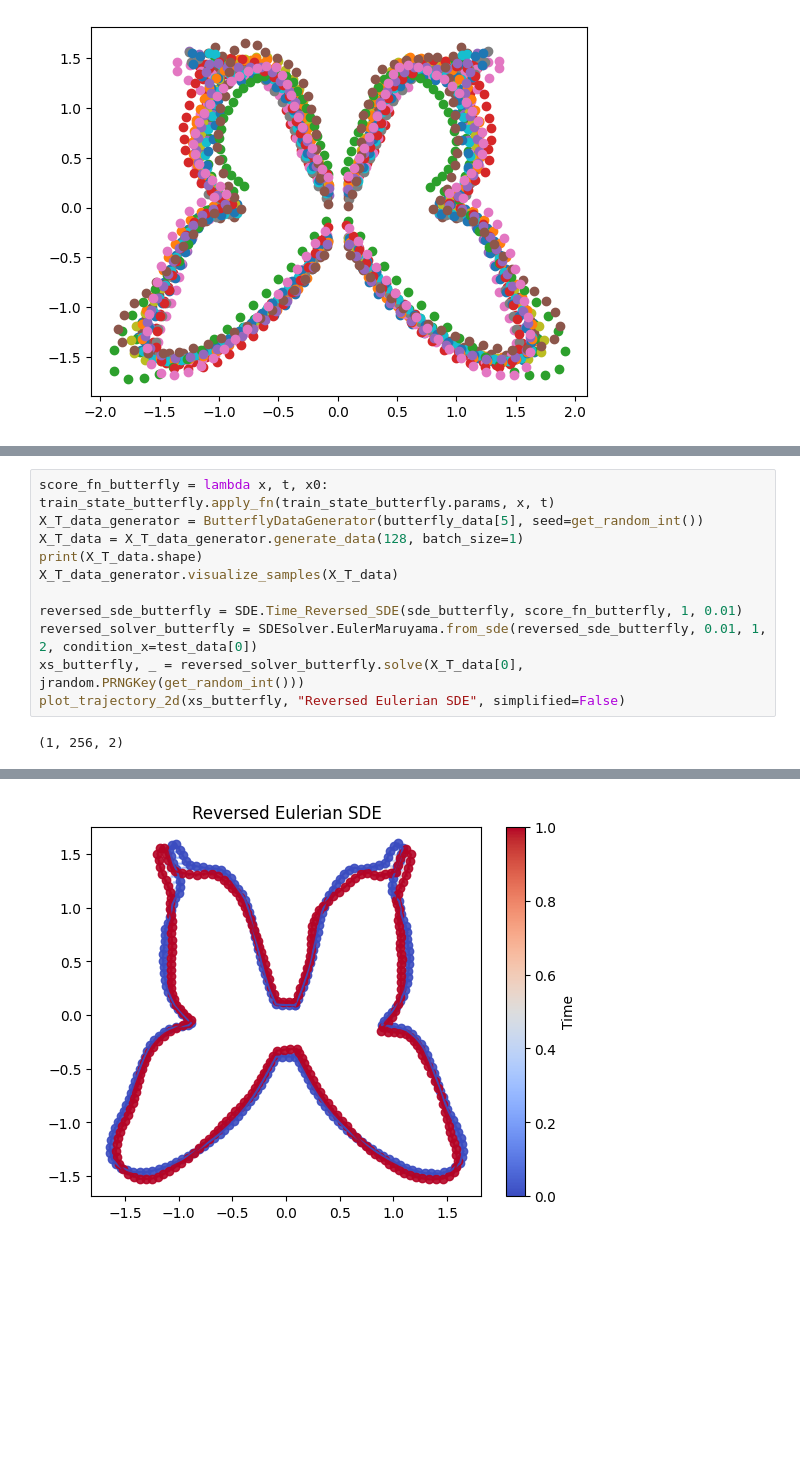
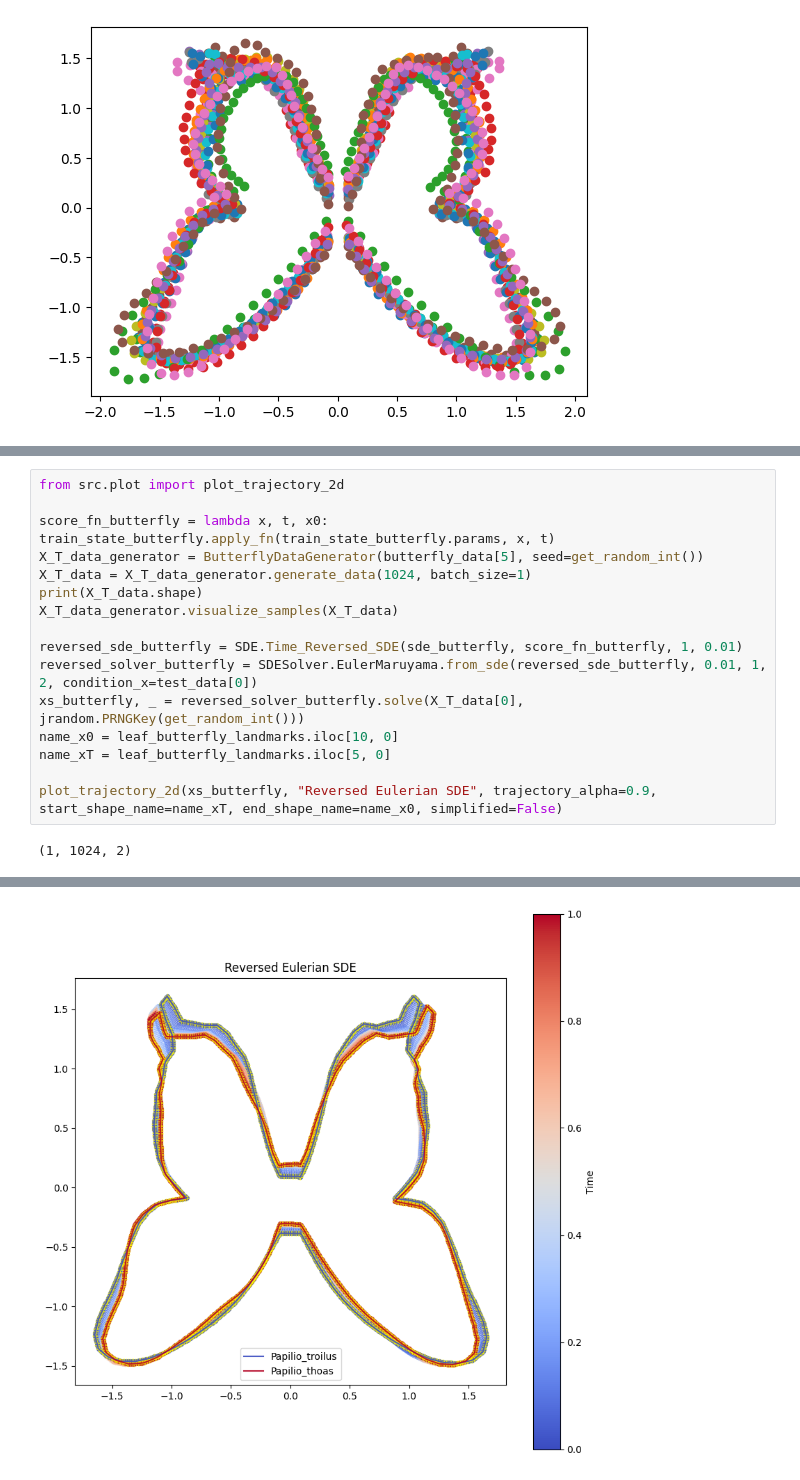
Before and after one commit to MateosCz/DSM_learning_notebook, a Jupyter notebook: neuralOpButterfly.ipynb, the cells around one changed output, grey strips where cells are left out. Saved outputs shown, nothing was run; the diff lists cells and outputs as text; blank space fills up the shorter version.

Commit message:
butterfly experiments

```diff
--- a/neuralOpButterfly.ipynb
+++ b/neuralOpButterfly.ipynb
@@ -130,13 +130,18 @@ plt.show()
 # %%
+from src.plot import plot_trajectory_2d
+
 score_fn_butterfly = lambda x, t, x0: train_state_butterfly.apply_fn(train_state_butterfly.params, x, t)
 X_T_data_generator = ButterflyDataGenerator(butterfly_data[5], seed=get_random_int())
-X_T_data = X_T_data_generator.generate_data(128, batch_size=1)
+X_T_data = X_T_data_generator.generate_data(1024, batch_size=1)
 print(X_T_data.shape)
 X_T_data_generator.visualize_samples(X_T_data)
 
 reversed_sde_butterfly = SDE.Time_Reversed_SDE(sde_butterfly, score_fn_butterfly, 1, 0.01)
 reversed_solver_butterfly = SDESolver.EulerMaruyama.from_sde(reversed_sde_butterfly, 0.01, 1, 2, condition_x=test_data[0])
 xs_butterfly, _ = reversed_solver_butterfly.solve(X_T_data[0], jrandom.PRNGKey(get_random_int()))
-plot_trajectory_2d(xs_butterfly, "Reversed Eulerian SDE", simplified=False)
+name_x0 = leaf_butterfly_landmarks.iloc[10, 0]
+name_xT = leaf_butterfly_landmarks.iloc[5, 0]
+
+plot_trajectory_2d(xs_butterfly, "Reversed Eulerian SDE", trajectory_alpha=0.9, start_shape_name=name_xT, end_shape_name=name_x0, simplified=False)
 # %% [output]
-(1, 256, 2)
+(1, 1024, 2)
@@ -144 +149 @@ plot_trajectory_2d(xs_butterfly, "Reversed Eulerian SDE", simplified=False)
-[figure, old version]
+[figure, new version]
```
Also changed, not shown: parts of 4 cells of this notebook, 4 other files.
